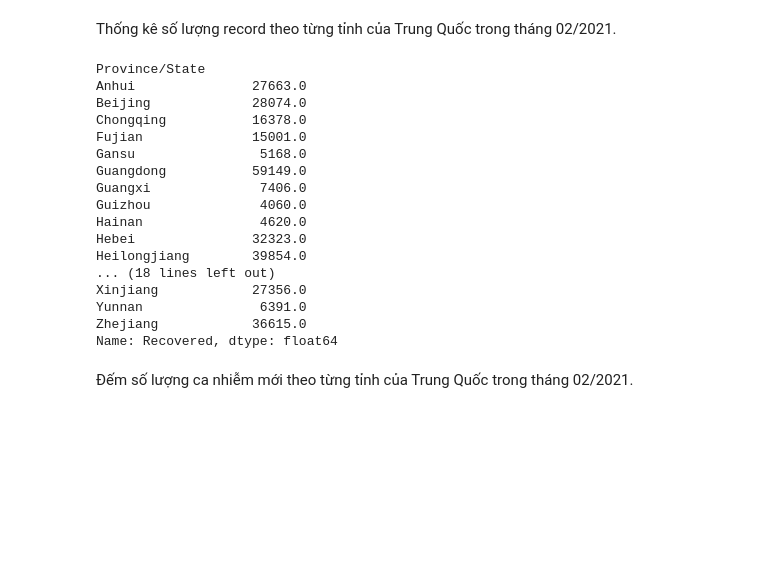
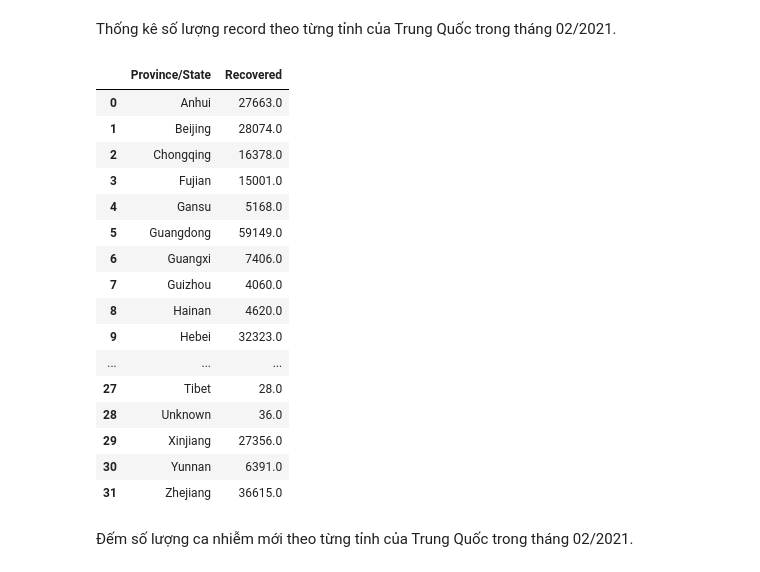
Before and after one commit to thythybui/DS108.O21.2, a Jupyter notebook: LAB_1/Corona_virus/myCode.ipynb, the cells around one changed output. Cells and saved outputs as stored; diff of their text form; code cells hidden in the pictures; blank space fills up the shorter version.

```diff
--- a/LAB_1/Corona_virus/myCode.ipynb
+++ b/LAB_1/Corona_virus/myCode.ipynb
@@ -250,25 +234,26 @@ ChinaData
 # %% [markdown]
 Thống kê số lượng record theo từng tỉnh của Trung Quốc trong tháng 02/2021.
-# %%
-ChinaData_feb.groupby('Province/State').Recovered.sum()
-# %% [output]
-Province/State
-Anhui               27663.0
-Beijing             28074.0
-Chongqing           16378.0
-Fujian              15001.0
-Gansu                5168.0
-Guangdong           59149.0
-Guangxi              7406.0
-Guizhou              4060.0
-Hainan               4620.0
-Hebei               32323.0
-Heilongjiang        39854.0
-... (18 lines left out)
-Xinjiang            27356.0
-Yunnan               6391.0
-Zhejiang            36615.0
-Name: Recovered, dtype: float64
+# %%
+# Tính tổng số ca hồi phục (Recovered) theo từng tỉnh và đặt tên cột
+ChinaData_feb.groupby('Province/State').Recovered.sum().reset_index(name='Recovered')
+# %% [output]
+|  | Province/State | Recovered |
+| 0 | Anhui | 27663.0 |
+| 1 | Beijing | 28074.0 |
+| 2 | Chongqing | 16378.0 |
+| 3 | Fujian | 15001.0 |
+| 4 | Gansu | 5168.0 |
+| 5 | Guangdong | 59149.0 |
+| 6 | Guangxi | 7406.0 |
+| 7 | Guizhou | 4060.0 |
+| 8 | Hainan | 4620.0 |
+| 9 | Hebei | 32323.0 |
+| ... | ... | ... |
+| 27 | Tibet | 28.0 |
+| 28 | Unknown | 36.0 |
+| 29 | Xinjiang | 27356.0 |
+| 30 | Yunnan | 6391.0 |
+| 31 | Zhejiang | 36615.0 |
 # %% [markdown]
 Đếm số lượng ca nhiễm mới theo từng tỉnh của Trung Quốc trong tháng 02/2021.
 # %%
```
Also changed, not shown: parts of 11 cells of this notebook.
